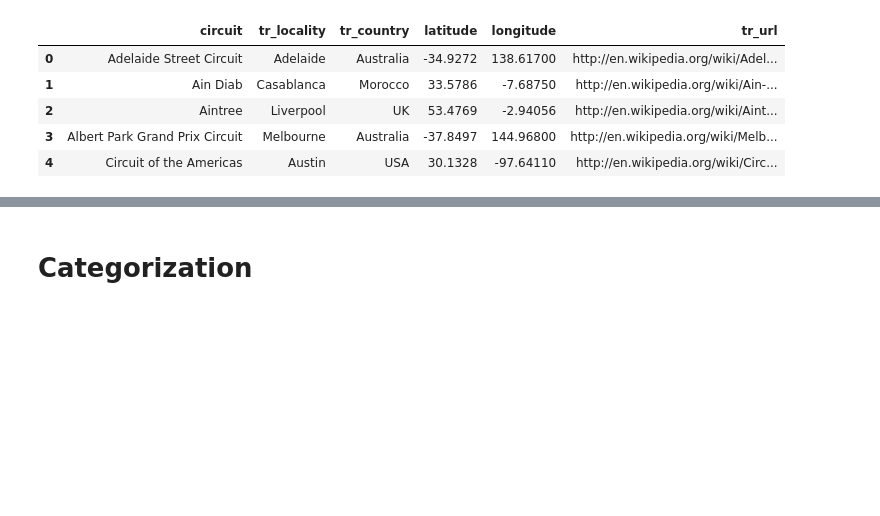
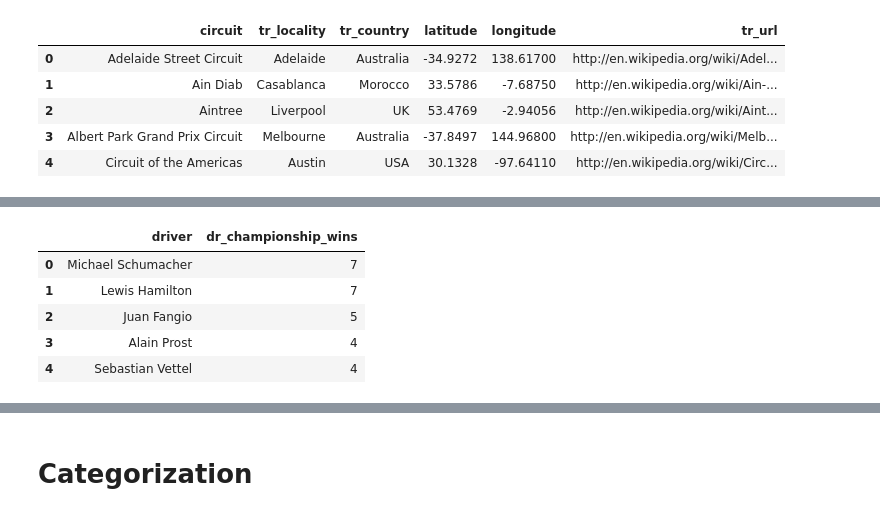
Before and after one commit to SGPracing/F1_History_Dashboard, a Jupyter notebook: F1.ipynb, the cells around one changed output, grey strips where cells are left out. Saved outputs shown, nothing was run; the diff lists cells and outputs as text; code cells hidden in the pictures; blank space fills up the shorter version.

```diff
--- a/F1.ipynb
+++ b/F1.ipynb
@@ -597,0 +662,10 @@ circuits_df.head()
+# %%
+dr_champs_consolidate_df = dr_champs['driver'].value_counts(dropna=True, sort=True).rename_axis('driver').reset_index(name='dr_championship_wins')
+dr_champs_consolidate_df.head()
+# %% [output]
+|  | driver | dr_championship_wins |
+| 0 | Michael Schumacher | 7 |
+| 1 | Lewis Hamilton | 7 |
+| 2 | Juan Fangio | 5 |
+| 3 | Alain Prost | 4 |
+| 4 | Sebastian Vettel | 4 |
```
Also changed, not shown: parts of 42 cells of this notebook, 4 other files.
